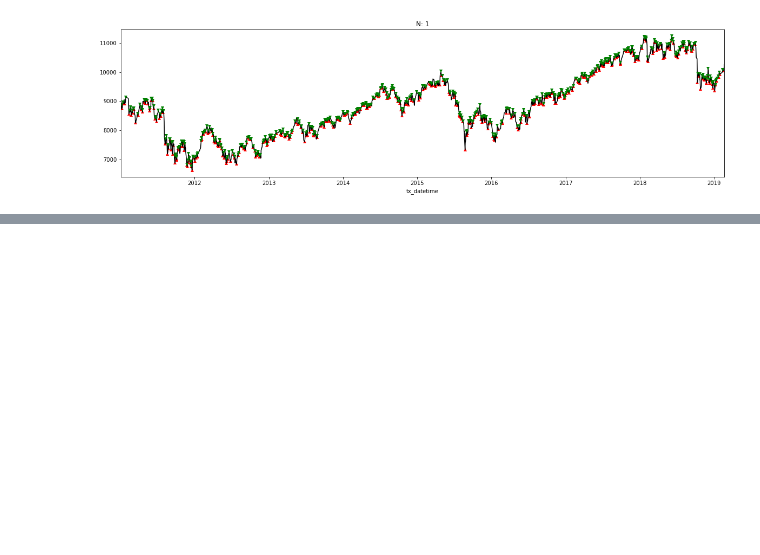
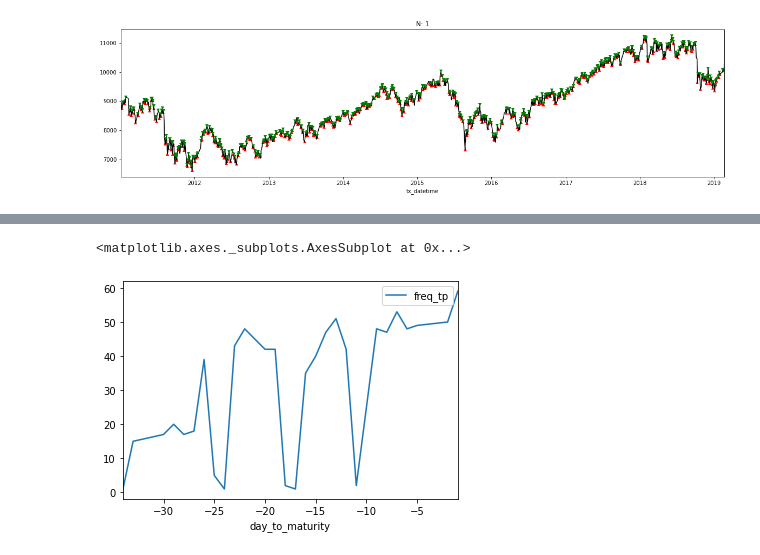
Before and after one commit to datasci-info/stock_path_tracker, a Jupyter notebook: turnpt_analysis.ipynb, the cells around one changed output, grey strips where cells are left out. Saved outputs shown, nothing was run; the diff lists cells and outputs as text; code cells hidden in the pictures; blank space fills up the shorter version.

Commit message:
finish plotting

```diff
--- a/turnpt_analysis.ipynb
+++ b/turnpt_analysis.ipynb
@@ -128,5 +150,5 @@ def plot_turnpt(df_turnpt_ohlc, N):
 # %%
-df_turnpt = pd.concat([get_marked_turnpt(df_grp, N = 1) for grp, df_grp in df_ohlc.groupby('maturity')])
+df_turnpt = pd.concat([get_marked_turnpt(df_grp, N) for grp, df_grp in df_ohlc.groupby('maturity')])
 df_turnpt_ohlc =  df_turnpt.merge(df_ohlc, on='tx_datetime', how='left')
 df_turnpt_ohlc
 # %% [output]
@@ -154,8 +190 @@ plot_turnpt(df_turnpt_ohlc_combined, N = 1)
 [figure]
-# %%
-for grp, df_grp in df_turnpt_ohlc_combined.groupby('day_to_maturity'):
-    freq_tp_upward = df_grp.is_turnpt_upward.sum(),
-    freq_tp_downward = df_grp.is_turnpt_downward.sum(),
-    freq_tp = df_grp.is_turnpt.abs().sum()
-
-    break
@@ -172,0 +218,2 @@ df_grp
+# %%
+df_turnpt_measures = get_turnpt_magnitude(df_turnpt_ohlc_combined, N)
@@ -172,0 +222,14 @@ df_grp
+# %%
+data = []
+for grp, df_grp in df_turnpt_measures.groupby('day_to_maturity'):
+    freq_tp_upward = df_grp.is_turnpt_upward.sum()
+    freq_tp_downward = df_grp.is_turnpt_downward.sum()
+    freq_tp = df_grp.is_turnpt.abs().sum()
+    mu_prc_diff = df_grp.prc_diff.mean()
+    mu_duration = df_grp.duration.mean()
+    mu_slope = df_grp.slope.mean()
+    row = [grp, freq_tp_upward, freq_tp_downward, freq_tp, mu_prc_diff, mu_duration, mu_slope]
+    data.append(row)
+df_analysis = pd.DataFrame(data, columns=['day_to_maturity', 'freq_tp_upward', 'freq_tp_downward', 'freq_tp', 'mu_prc_diff', 'mu_duration', 'mu_slope'])
+df_analysis.dropna(inplace=True)
+df_analysis
@@ -172,0 +254,5 @@ df_grp
+# %%
+df_analysis.plot(x='day_to_maturity', y='freq_tp', kind='line')
+# %% [output]
+<matplotlib.axes._subplots.AxesSubplot at 0x...>
+[figure, added]
```
Also changed, not shown: parts of 13 cells of this notebook.
